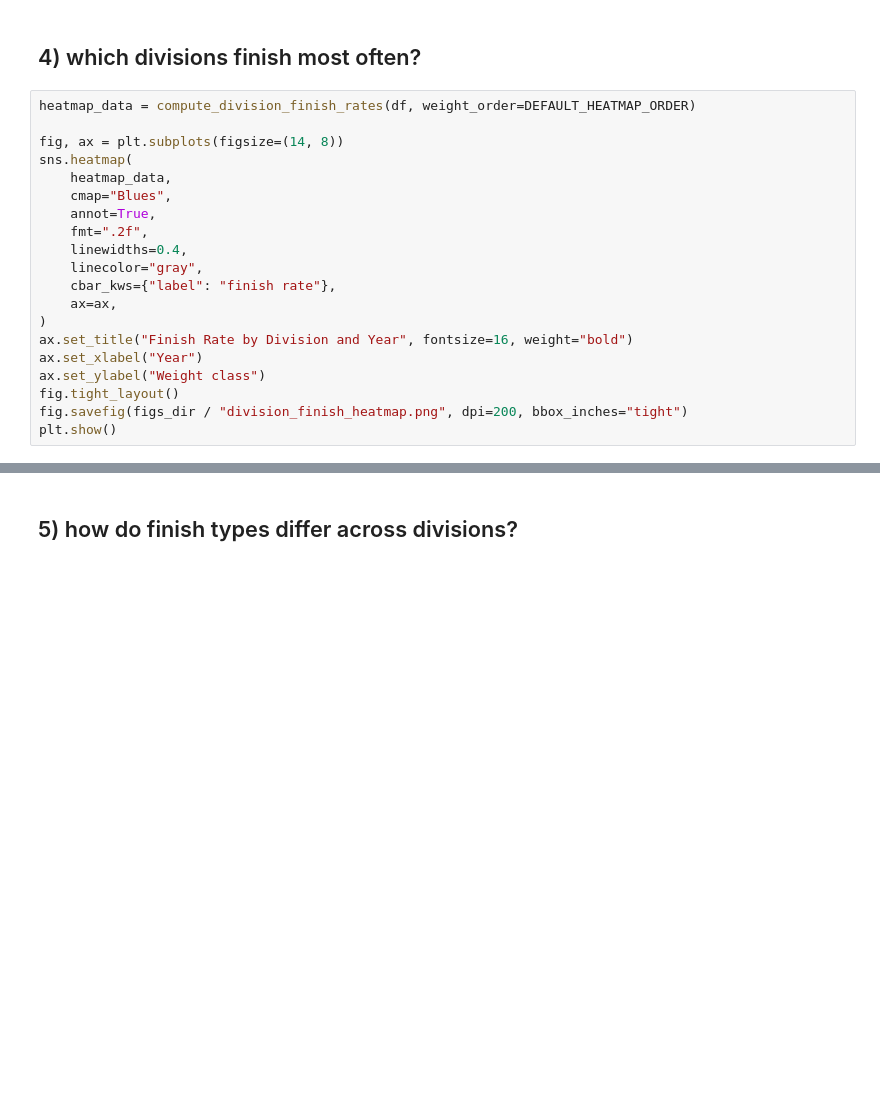
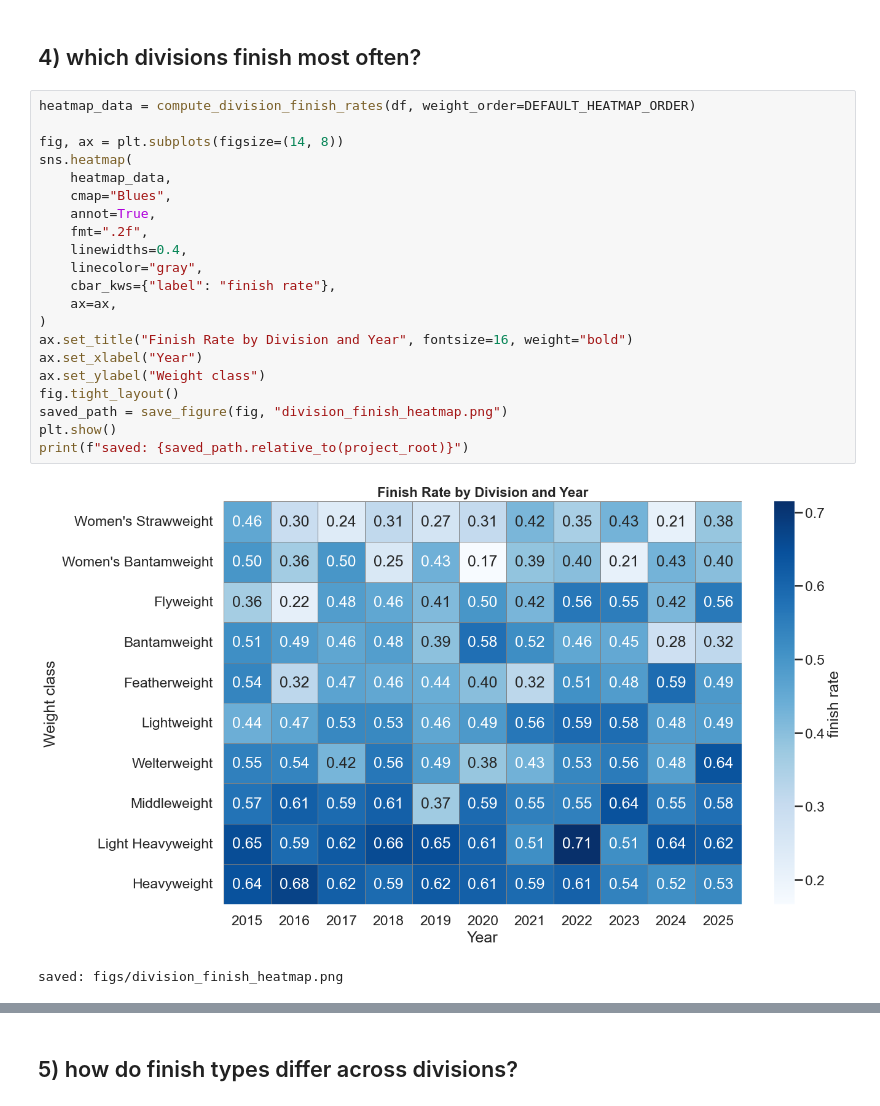
Before and after one commit to juan-villa/UFC-Finish-Rate-Analysis, a Jupyter notebook: notebooks/analysis.ipynb, the cells around one changed output, grey strips where cells are left out. Drawn from its saved outputs; the diff is of its cells as text; blank space fills up the shorter version.

```diff
--- a/notebooks/analysis.ipynb
+++ b/notebooks/analysis.ipynb
@@ -117,23 +159,27 @@ display(Markdown(summary))
 # %%
 heatmap_data = compute_division_finish_rates(df, weight_order=DEFAULT_HEATMAP_ORDER)
 
 fig, ax = plt.subplots(figsize=(14, 8))
 sns.heatmap(
     heatmap_data,
     cmap="Blues",
     annot=True,
     fmt=".2f",
     linewidths=0.4,
     linecolor="gray",
     cbar_kws={"label": "finish rate"},
     ax=ax,
 )
 ax.set_title("Finish Rate by Division and Year", fontsize=16, weight="bold")
 ax.set_xlabel("Year")
 ax.set_ylabel("Weight class")
 fig.tight_layout()
-fig.savefig(figs_dir / "division_finish_heatmap.png", dpi=200, bbox_inches="tight")
+saved_path = save_figure(fig, "division_finish_heatmap.png")
 plt.show()
+print(f"saved: {saved_path.relative_to(project_root)}")
+# %% [output]
+[figure, added]
+saved: figs/division_finish_heatmap.png
 # %%
 division_mean_rates = heatmap_data.mean(axis=1).dropna().sort_values(ascending=False)
 top_division = division_mean_rates.index[0]
```
Also changed, not shown: parts of 18 cells of this notebook, 4 other files.
